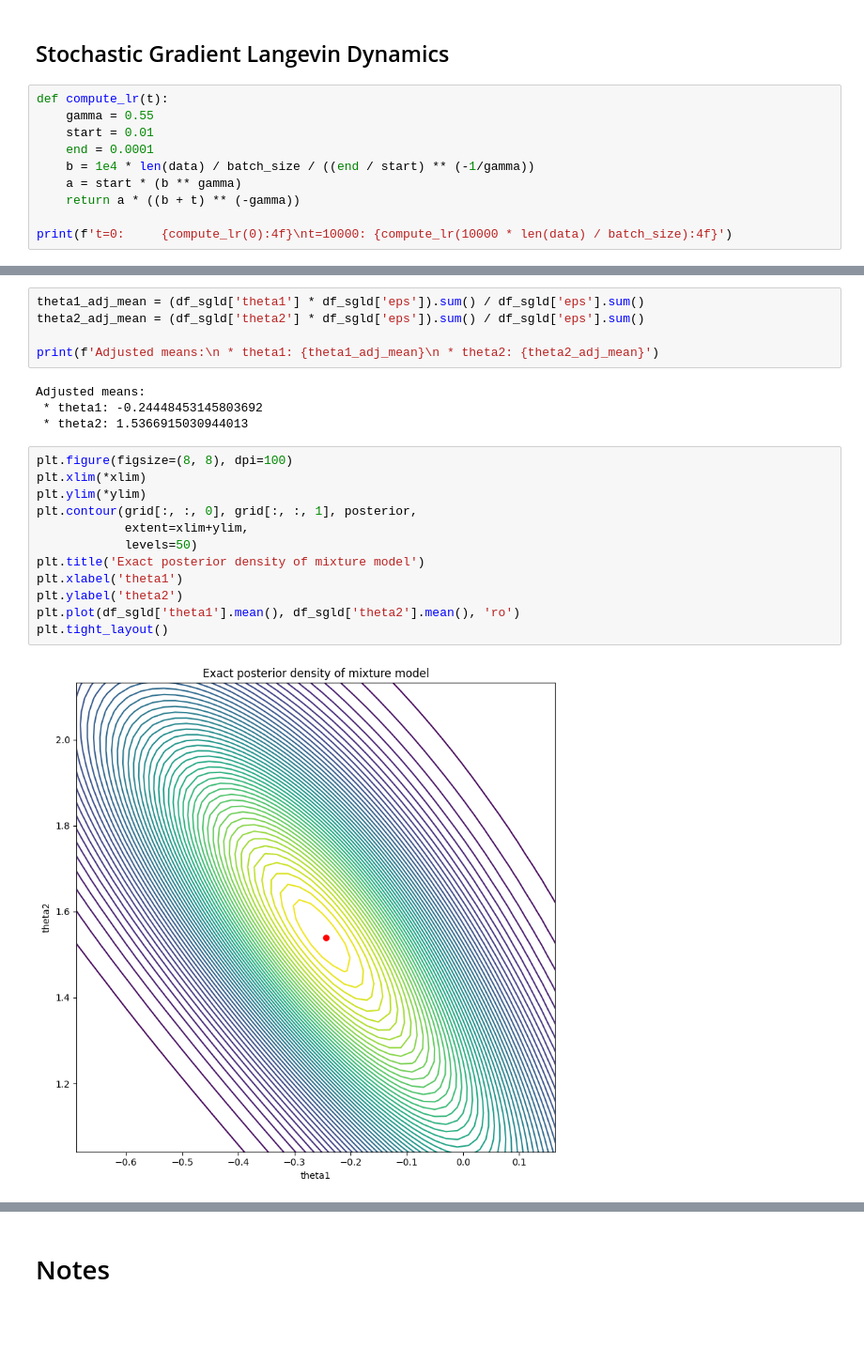
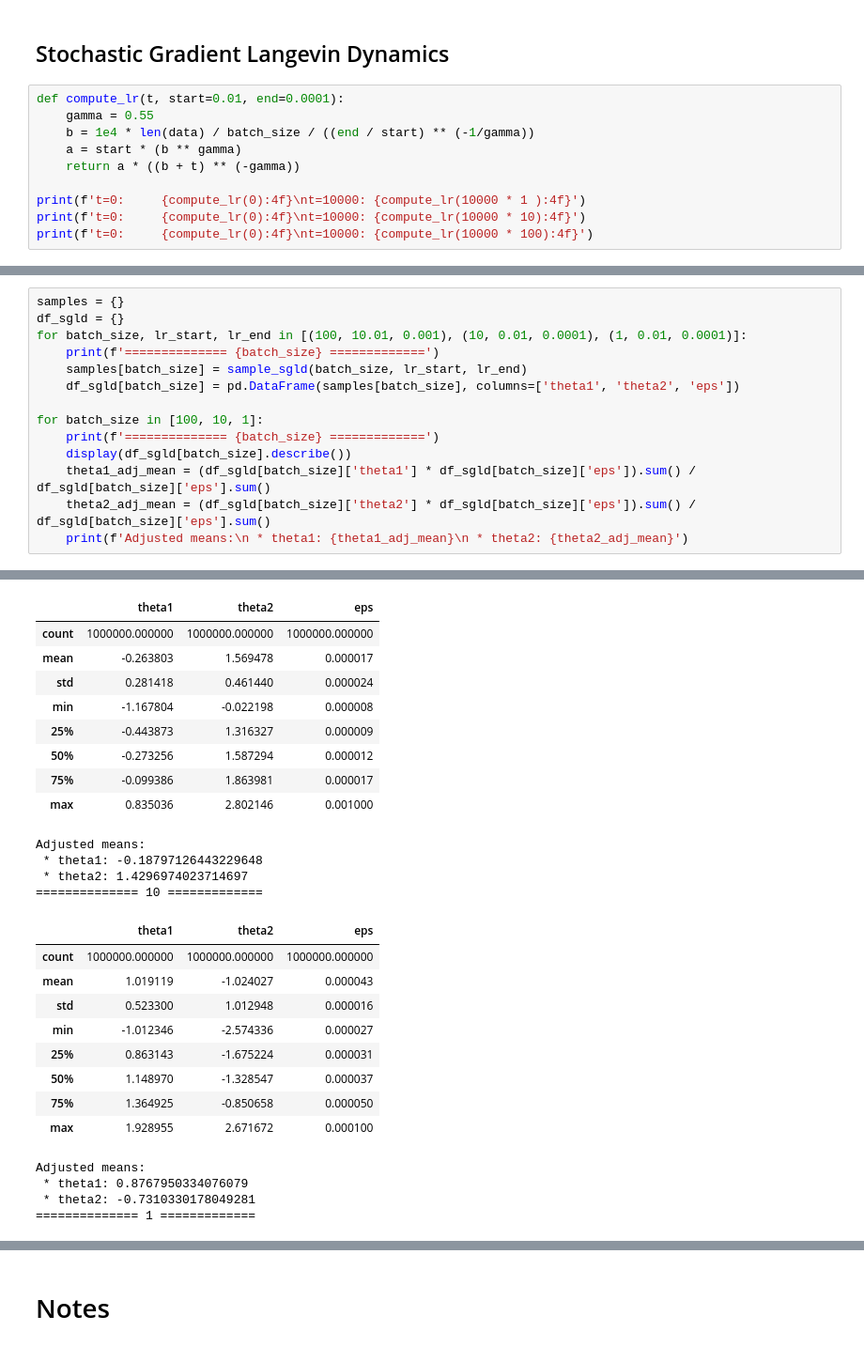
Before and after one commit to bjlkeng/sandbox, a Jupyter notebook: stochastic_langevin/normal_mixture.ipynb, the cells around one changed output, grey strips where cells are left out. Shown at 94% size. Cells and saved outputs as stored; diff of their text form; blank space fills up the shorter version.

```diff
--- a/stochastic_langevin/normal_mixture.ipynb
+++ b/stochastic_langevin/normal_mixture.ipynb
@@ -294,15 +292,15 @@ plt.tight_layout()
 # %% [markdown]
 ## Stochastic Gradient Langevin Dynamics
 # %%
-def compute_lr(t):
+def compute_lr(t, start=0.01, end=0.0001):
     gamma = 0.55
-    start = 0.01
-    end = 0.0001
     b = 1e4 * len(data) / batch_size / ((end / start) ** (-1/gamma))
     a = start * (b ** gamma)
     return a * ((b + t) ** (-gamma))
 
-print(f't=0:     {compute_lr(0):4f}\nt=10000: {compute_lr(10000 * len(data) / batch_size):4f}')
+print(f't=0:     {compute_lr(0):4f}\nt=10000: {compute_lr(10000 * 1 ):4f}')
+print(f't=0:     {compute_lr(0):4f}\nt=10000: {compute_lr(10000 * 10):4f}')
+print(f't=0:     {compute_lr(0):4f}\nt=10000: {compute_lr(10000 * 100):4f}')
 # %% [output]
 t=0:     0.010000
 t=10000: 0.000100
@@ -404,23 +351,15 @@ xlim, ylim = (xs.min(), xs.max()), (ys.min(), ys.max())
-# %%
-theta1_adj_mean = (df_sgld['theta1'] * df_sgld['eps']).sum() / df_sgld['eps'].sum()
-theta2_adj_mean = (df_sgld['theta2'] * df_sgld['eps']).sum() / df_sgld['eps'].sum()
-
-print(f'Adjusted means:\n * theta1: {theta1_adj_mean}\n * theta2: {theta2_adj_mean}')
-# %% [output]
-Adjusted means:
- * theta1: -0.24448453145803692
- * theta2: 1.5366915030944013
-# %%
-plt.figure(figsize=(8, 8), dpi=100)
-plt.xlim(*xlim)
-plt.ylim(*ylim)
-plt.contour(grid[:, :, 0], grid[:, :, 1], posterior,
-            extent=xlim+ylim,
-            levels=50)
-plt.title('Exact posterior density of mixture model')
-plt.xlabel('theta1')
-plt.ylabel('theta2')
-plt.plot(df_sgld['theta1'].mean(), df_sgld['theta2'].mean(), 'ro')
-plt.tight_layout()
-# %% [output]
-[figure, removed]
+# %%
+samples = {}
+df_sgld = {}
+for batch_size, lr_start, lr_end in [(100, 10.01, 0.001), (10, 0.01, 0.0001), (1, 0.01, 0.0001)]:
+    print(f'============== {batch_size} =============')
+    samples[batch_size] = sample_sgld(batch_size, lr_start, lr_end)
+    df_sgld[batch_size] = pd.DataFrame(samples[batch_size], columns=['theta1', 'theta2', 'eps'])
+
+for batch_size in [100, 10, 1]:
+    print(f'============== {batch_size} =============')
+    display(df_sgld[batch_size].describe())
+    theta1_adj_mean = (df_sgld[batch_size]['theta1'] * df_sgld[batch_size]['eps']).sum() / df_sgld[batch_size]['eps'].sum()
+    theta2_adj_mean = (df_sgld[batch_size]['theta2'] * df_sgld[batch_size]['eps']).sum() / df_sgld[batch_size]['eps'].sum()
+    print(f'Adjusted means:\n * theta1: {theta1_adj_mean}\n * theta2: {theta2_adj_mean}')
+# %% [output]
@@ -426,0 +383,26 @@ plt.tight_layout()
+|  | theta1 | theta2 | eps |
+| count | 1000000.000000 | 1000000.000000 | 1000000.000000 |
+| mean | -0.263803 | 1.569478 | 0.000017 |
+| std | 0.281418 | 0.461440 | 0.000024 |
+| min | -1.167804 | -0.022198 | 0.000008 |
+| 25% | -0.443873 | 1.316327 | 0.000009 |
+| 50% | -0.273256 | 1.587294 | 0.000012 |
+| 75% | -0.099386 | 1.863981 | 0.000017 |
+| max | 0.835036 | 2.802146 | 0.001000 |
+Adjusted means:
+ * theta1: -0.18797126443229648
+ * theta2: 1.4296974023714697
+============== 10 =============
+|  | theta1 | theta2 | eps |
+| count | 1000000.000000 | 1000000.000000 | 1000000.000000 |
+| mean | 1.019119 | -1.024027 | 0.000043 |
+| std | 0.523300 | 1.012948 | 0.000016 |
+| min | -1.012346 | -2.574336 | 0.000027 |
+| 25% | 0.863143 | -1.675224 | 0.000031 |
+| 50% | 1.148970 | -1.328547 | 0.000037 |
+| 75% | 1.364925 | -0.850658 | 0.000050 |
+| max | 1.928955 | 2.671672 | 0.000100 |
+Adjusted means:
+ * theta1: 0.8767950334076079
+ * theta2: -0.7310330178049281
+============== 1 =============
```
Also changed, not shown: parts of 40 cells of this notebook, 1 other file.
